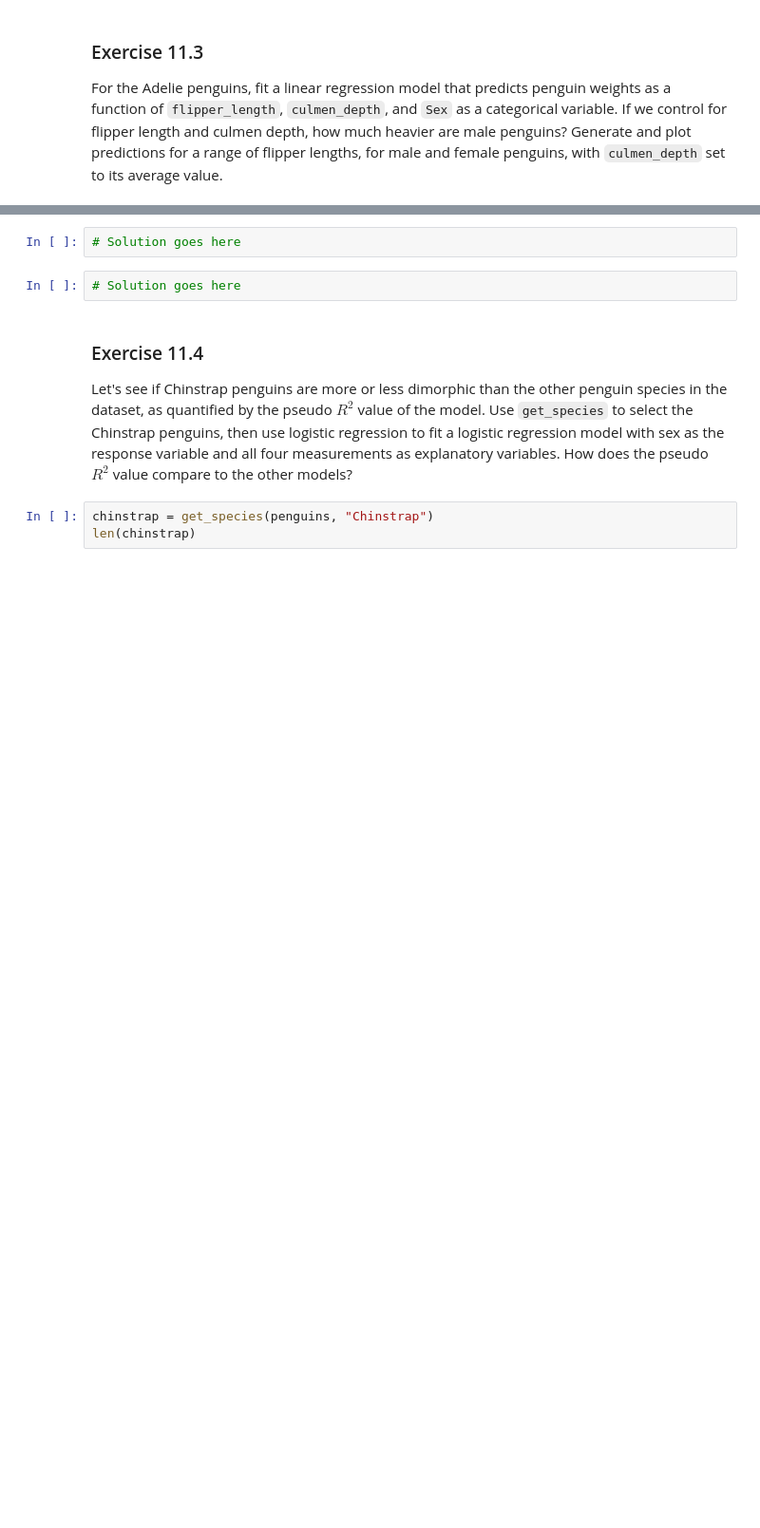
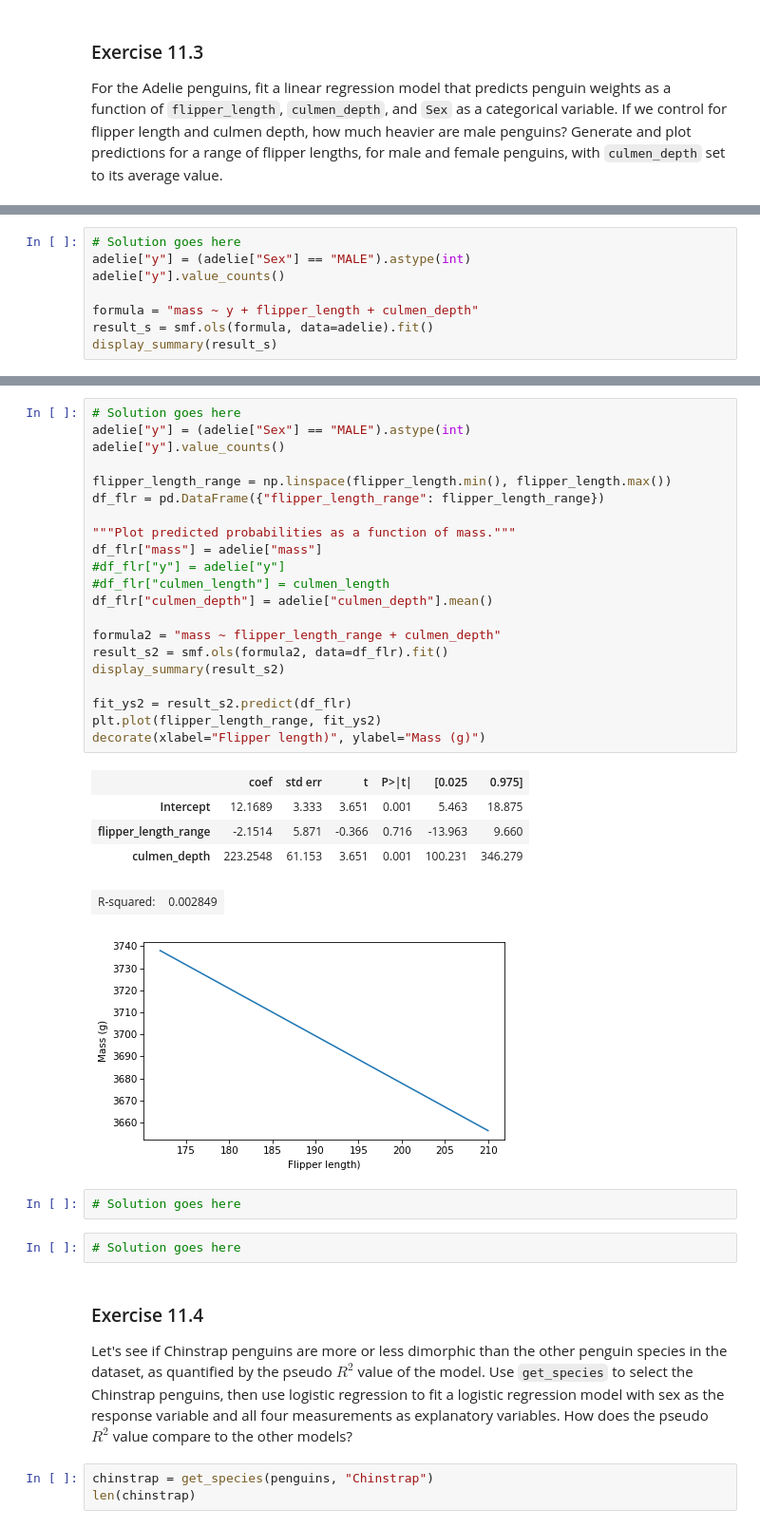
Before and after one commit to gi1no/Education, a Jupyter notebook: ThinkStats/chap11.ipynb, the cells around one changed output, grey strips where cells are left out. Shown: that part at 95% size. Saved outputs shown, nothing was run; the diff lists cells and outputs as text; blank space fills up the shorter version.

```diff
--- a/ThinkStats/chap11.ipynb
+++ b/ThinkStats/chap11.ipynb
@@ -798,0 +790,8 @@ Generate and plot predictions for a range of flipper lengths, for male and femal
+# %%
+# Solution goes here
+adelie["y"] = (adelie["Sex"] == "MALE").astype(int)
+adelie["y"].value_counts()
+
+formula = "mass ~ y + flipper_length + culmen_depth"
+result_s = smf.ols(formula, data=adelie).fit()
+display_summary(result_s)
@@ -799,3 +805,31 @@ Generate and plot predictions for a range of flipper lengths, for male and femal
+# %%
+# Solution goes here
+adelie["y"] = (adelie["Sex"] == "MALE").astype(int)
+adelie["y"].value_counts()
+
+flipper_length_range = np.linspace(flipper_length.min(), flipper_length.max())
+df_flr = pd.DataFrame({"flipper_length_range": flipper_length_range})
+
+"""Plot predicted probabilities as a function of mass."""
+df_flr["mass"] = adelie["mass"]
+#df_flr["y"] = adelie["y"]
+#df_flr["culmen_length"] = culmen_length
+df_flr["culmen_depth"] = adelie["culmen_depth"].mean()
+
+formula2 = "mass ~ flipper_length_range + culmen_depth"
+result_s2 = smf.ols(formula2, data=df_flr).fit()
+display_summary(result_s2)
+
+fit_ys2 = result_s2.predict(df_flr)
+plt.plot(flipper_length_range, fit_ys2)
+decorate(xlabel="Flipper length)", ylabel="Mass (g)")
+# %% [output]
+|  | coef | std err | t | P>|t| | [0.025 | 0.975] |
+| Intercept | 12.1689 | 3.333 | 3.651 | 0.001 | 5.463 | 18.875 |
+| flipper_length_range | -2.1514 | 5.871 | -0.366 | 0.716 | -13.963 | 9.660 |
+| culmen_depth | 223.2548 | 61.153 | 3.651 | 0.001 | 100.231 | 346.279 |
+| R-squared: | 0.002849 |
+[figure, added]
 # %%
 # Solution goes here
 # %%
```
Also changed, not shown: parts of 20 cells of this notebook.
